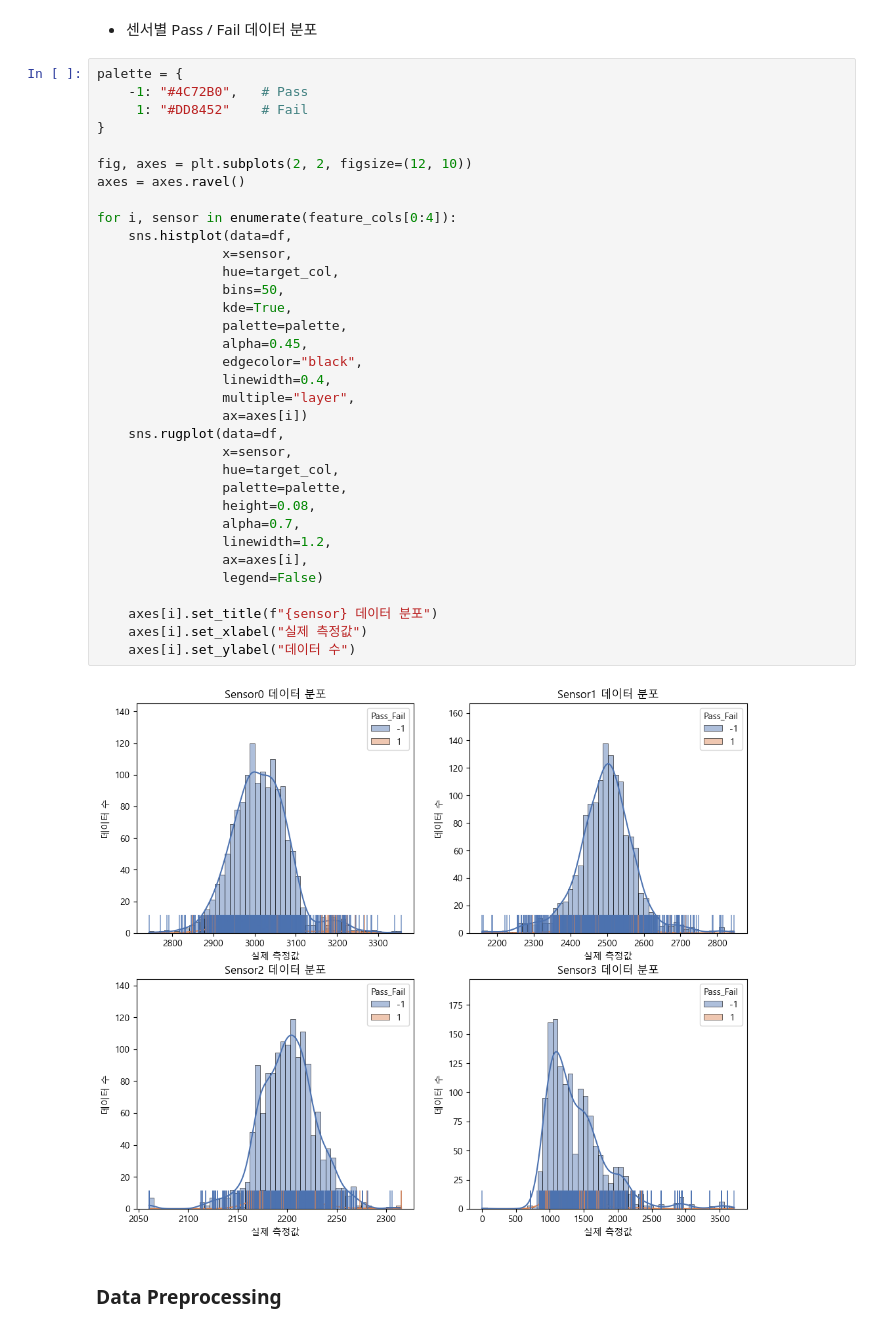
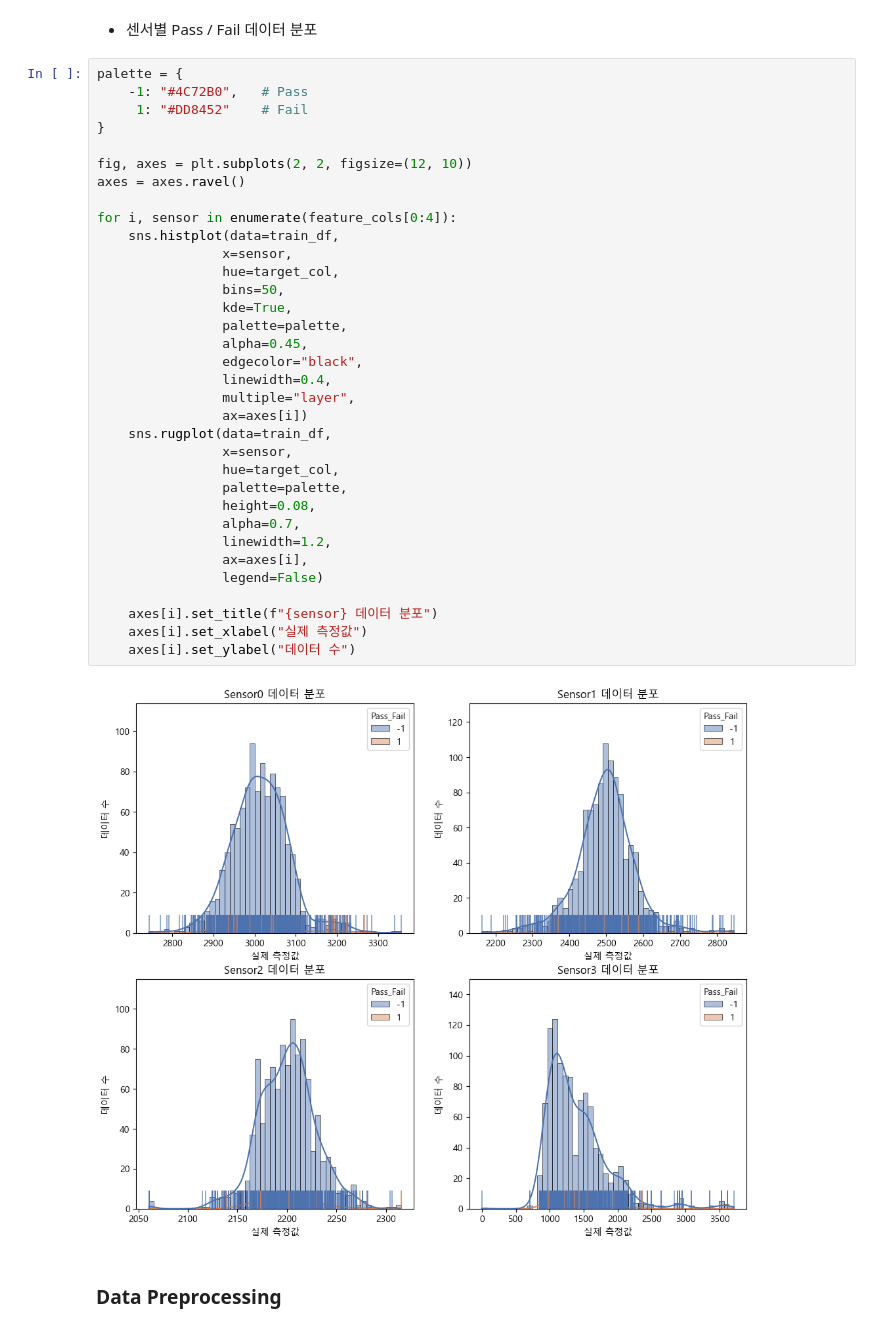
Before and after one commit to pasin7793/Semiconductor-Data, a Jupyter notebook: code/semiconductor_defect.ipynb, the cells around one changed output. Drawn from its saved outputs; the diff is of its cells as text.

```diff
--- a/code/semiconductor_defect.ipynb
+++ b/code/semiconductor_defect.ipynb
@@ -107,36 +109,36 @@ palette = {
      1: "#DD8452"    # Fail
 }
 
 fig, axes = plt.subplots(2, 2, figsize=(12, 10))
 axes = axes.ravel()
 
 for i, sensor in enumerate(feature_cols[0:4]):
-    sns.histplot(data=df,
+    sns.histplot(data=train_df,
                 x=sensor,
                 hue=target_col,
                 bins=50,
                 kde=True,
                 palette=palette,
                 alpha=0.45,
                 edgecolor="black",
                 linewidth=0.4,
                 multiple="layer",
                 ax=axes[i])
-    sns.rugplot(data=df,
+    sns.rugplot(data=train_df,
                 x=sensor,
                 hue=target_col,
                 palette=palette,
                 height=0.08,
                 alpha=0.7,
                 linewidth=1.2,
                 ax=axes[i],
                 legend=False)
 
     axes[i].set_title(f"{sensor} 데이터 분포")
     axes[i].set_xlabel("실제 측정값")
     axes[i].set_ylabel("데이터 수")
 # %% [output]
-[figure, old version]
+[figure, new version]
 # %% [markdown]
 ### Data Preprocessing
 # %% [markdown]
```
Also changed, not shown: parts of 9 cells of this notebook.
